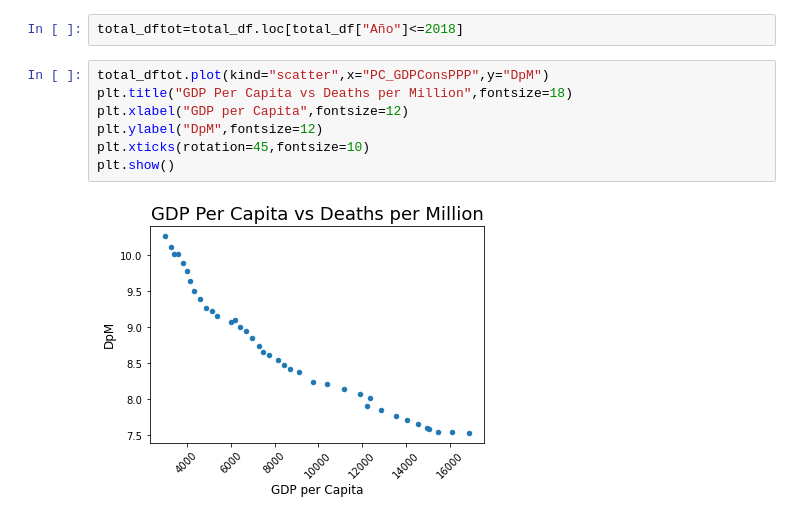
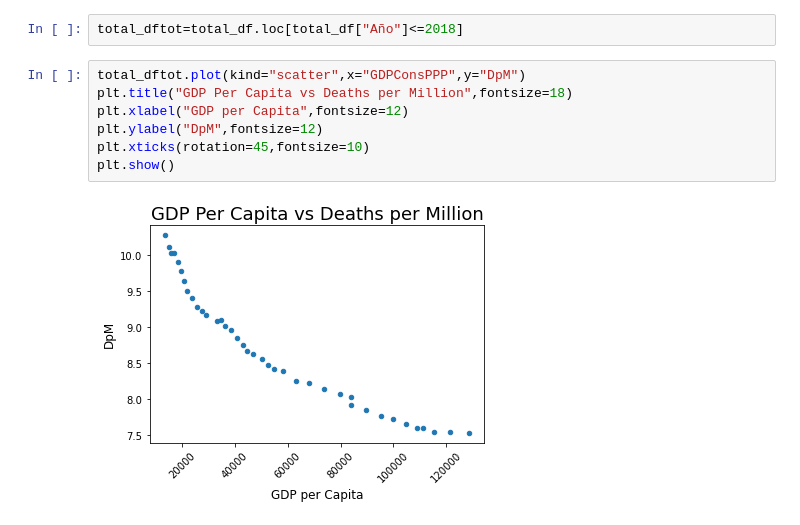
Before and after one commit to luislobo6/proyecto1-teamsigma, a Jupyter notebook: Jorge-notebook.ipynb, the cells around one changed output. Saved outputs shown, nothing was run; the diff lists cells and outputs as text.

```diff
--- a/Jorge-notebook.ipynb
+++ b/Jorge-notebook.ipynb
@@ -102,11 +102,11 @@ dtype: object
 # %%
 total_dftot=total_df.loc[total_df["Año"]<=2018]
 # %%
-total_dftot.plot(kind="scatter",x="PC_GDPConsPPP",y="DpM")
+total_dftot.plot(kind="scatter",x="GDPConsPPP",y="DpM")
 plt.title("GDP Per Capita vs Deaths per Million",fontsize=18)
 plt.xlabel("GDP per Capita",fontsize=12)
 plt.ylabel("DpM",fontsize=12)
 plt.xticks(rotation=45,fontsize=10)
 plt.show()
 # %% [output]
-[figure, old version]
+[figure, new version]
```
Also changed, not shown: parts of 5 cells of this notebook, 4 other files.
